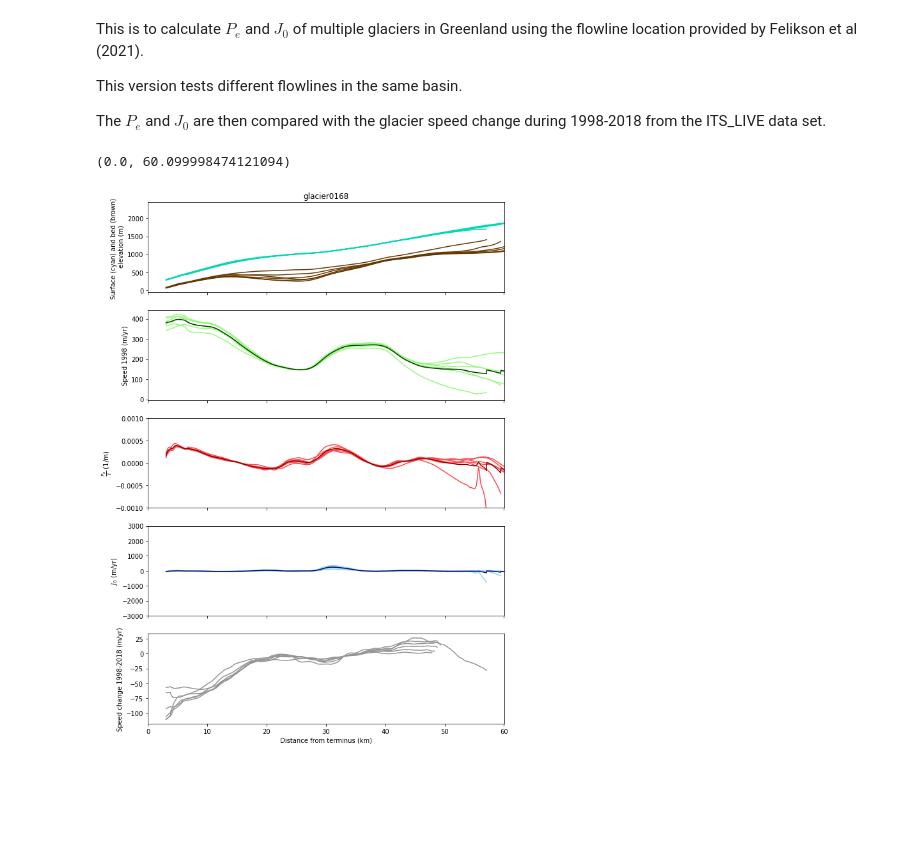
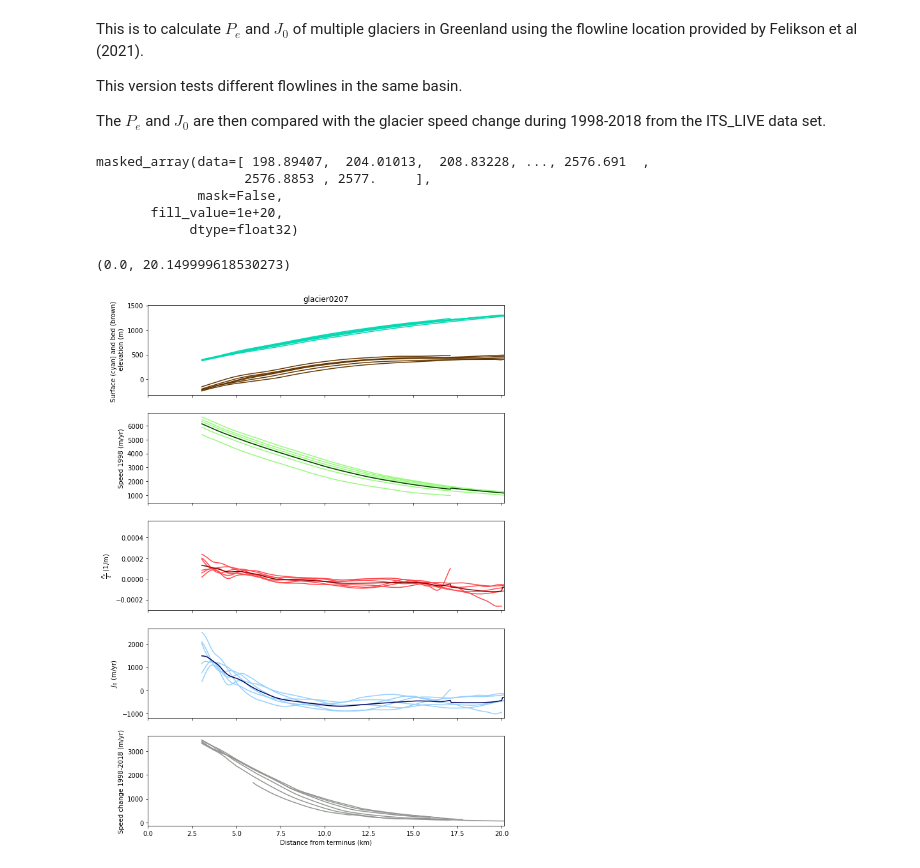
Before and after one commit to whyjz/pejzero, a Jupyter notebook: workflows/Pe-J0-Greenland-SingleBasin.ipynb, the cells around one changed output. Cells and saved outputs as stored; diff of their text form; code cells hidden in the pictures; blank space fills up the shorter version.

Commit message:
Finalizing figures

```diff
--- a/workflows/Pe-J0-Greenland-SingleBasin.ipynb
+++ b/workflows/Pe-J0-Greenland-SingleBasin.ipynb
@@ -17,7 +17,7 @@ import matplotlib.pyplot as plt
 from pathlib import Path
 # %%
 netcdf_dir = '/home/jovyan/Projects/LubriSens/Data/Felikson2021/netcdfs'
-glacier_file = netcdf_dir + '/glacier0168.nc'
+glacier_file = netcdf_dir + '/glacier0207.nc'
 speed_file = '/home/jovyan/Projects/LubriSens/Data/ITSLIVE/GRE_G0240_1998_v.tif'
 vdiff_file = '/home/jovyan/Projects/LubriSens/Data/ITSLIVE/GRE_G0240_diff-2018-1998_v.tif'
 # %%
@@ -40,36 +40,45 @@ for flowline_group in primary_flowlines:
 
 results['avg'] = cal_avg_for_each_basin(results)
 # results
+# %%
+flowline_group['geometry']['surface']['GIMP']['nominal']['h'][:]
+# flowline_obj['d'][:]
+# %% [output]
+masked_array(data=[ 198.89407,  204.01013,  208.83228, ..., 2576.691  ,
+                   2576.8853 , 2577.     ],
+             mask=False,
+       fill_value=1e+20,
+            dtype=float32)
 # %%
 # results
 
 fig, ax1 = plt.subplots(5, 1, sharex=True, figsize=(10, 15))
 for key in results:
     if key != 'avg':
         ax1[0].plot(results[key]['d'], results[key]['s'], color='xkcd:aquamarine')
         ax1[0].plot(results[key]['d'], results[key]['b'], color='xkcd:brown')
         ax1[1].plot(results[key]['d'], results[key]['u'], color='xkcd:light green')
         ax1[2].plot(results[key]['d'], results[key]['pe'], color='xkcd:light red')
         ax1[3].plot(results[key]['d'], results[key]['j0'], color='xkcd:light blue')
         ax1[4].plot(results[key]['d'], results[key]['udiff_sm'], color='xkcd:gray')
     else:
         ax1[1].plot(results[key]['d'], results[key]['u'], color='xkcd:dark green')
         ax1[2].plot(results[key]['d'], results[key]['pe'], color='xkcd:dark red')
         ax1[3].plot(results[key]['d'], results[key]['j0'], color='xkcd:dark blue')
 
 ax1[0].set_title(Path(glacier_file).stem)
 ax1[0].set_ylabel('Surface (cyan) and bed (brown) \n elevation (m)')
 ax1[1].set_ylabel('Speed 1998 (m/yr)')
 ax1[2].set_ylabel(r'$\frac{P_e}{\ell}$ (1/m)')
-ax1[2].set_ylim([-0.001, 0.001])
+# ax1[2].set_ylim([-0.001, 0.001])
 ax1[3].set_ylabel(r'$J_0$ (m/yr)')
-ax1[3].set_ylim([-3000, 3000])
+# ax1[3].set_ylim([-3000, 3000])
 ax1[4].set_xlabel('Distance from terminus (km)')
 ax1[4].set_ylabel('Speed change 1998-2018 (m/yr)')
 ax1[4].set_xlim([0, results['avg']['d'][-1]])
 # %% [output]
-(0.0, 60.099998474121094)
+(0.0, 20.149999618530273)
-[figure, old version]
+[figure, new version]
 # %%
 # results
 
```
Also changed, not shown: parts of 7 cells of this notebook, 7 other files.
